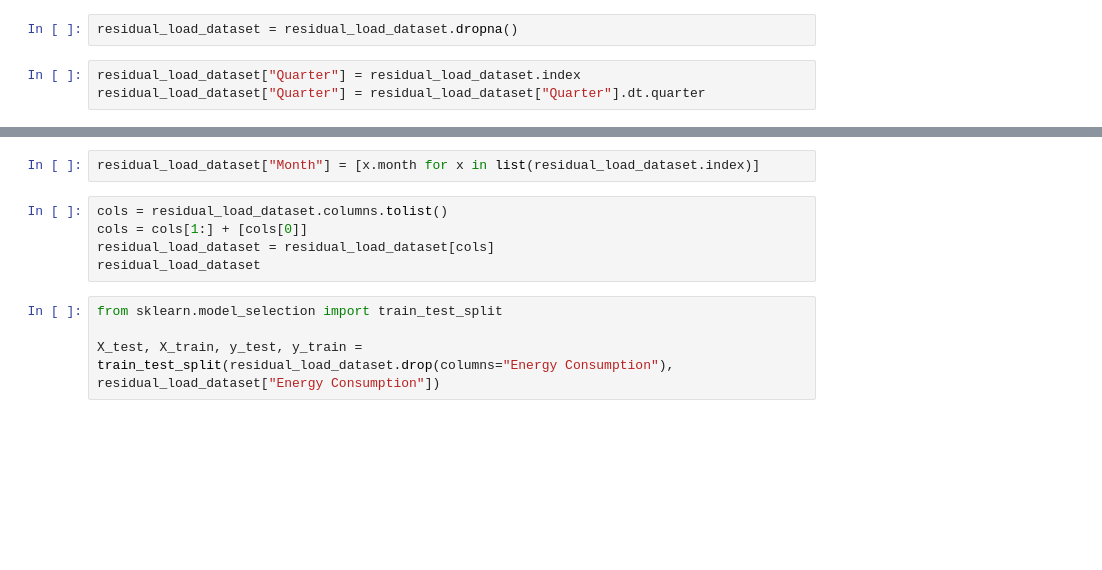
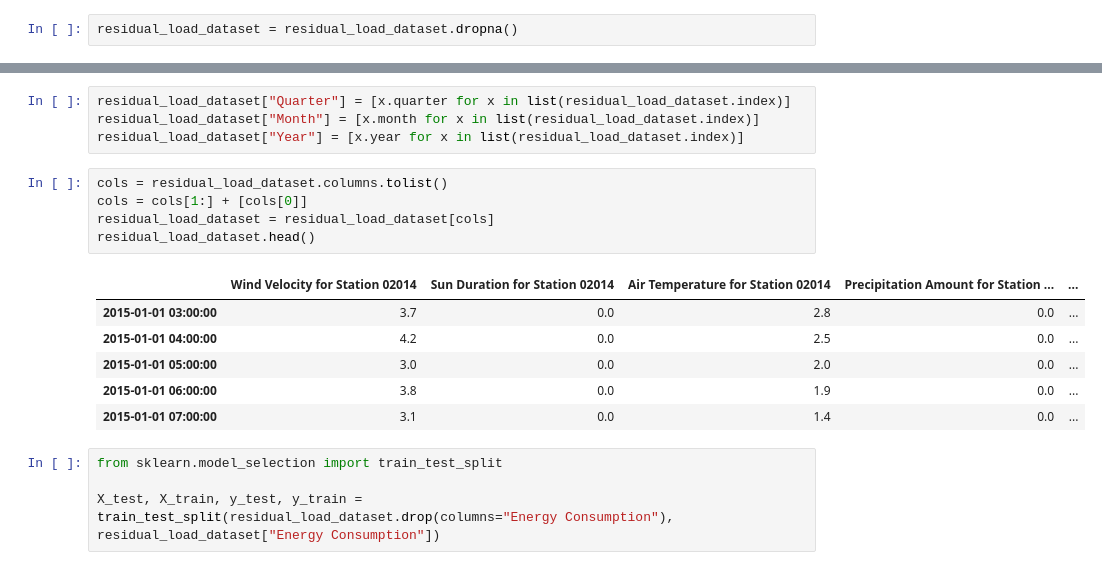
Before and after one commit to maxlautenbach/data-quadrat, a Jupyter notebook: data_collection.ipynb, the cells around one changed output, grey strips where cells are left out. Drawn from its saved outputs; the diff is of its cells as text; blank space fills up the shorter version.

```diff
--- a/data_collection.ipynb
+++ b/data_collection.ipynb
@@ -51,6 +65,3 @@ for i in ["02014", "03987", "03379", "04928"]:
     residual_load_dataset = extract_dwd_data(residual_load_dataset, i)
 # %%
 residual_load_dataset = residual_load_dataset.dropna()
-# %%
-residual_load_dataset["Quarter"] = residual_load_dataset.index
-residual_load_dataset["Quarter"] = residual_load_dataset["Quarter"].dt.quarter
@@ -57,10 +84,19 @@ residual_load_dataset["Quarter"] = residual_load_dataset["Quarter"].dt.quarter
 # %%
+residual_load_dataset["Quarter"] = [x.quarter for x in list(residual_load_dataset.index)]
 residual_load_dataset["Month"] = [x.month for x in list(residual_load_dataset.index)]
+residual_load_dataset["Year"] = [x.year for x in list(residual_load_dataset.index)]
 # %%
 cols = residual_load_dataset.columns.tolist()
 cols = cols[1:] + [cols[0]]
 residual_load_dataset = residual_load_dataset[cols]
-residual_load_dataset
+residual_load_dataset.head()
+# %% [output]
+|  | Wind Velocity for Station 02014 | Sun Duration for Station 02014 | Air Temperature for Station 02014 | Precipitation Amount for Station ... | ... |
+| 2015-01-01 03:00:00 | 3.7 | 0.0 | 2.8 | 0.0 | ... |
+| 2015-01-01 04:00:00 | 4.2 | 0.0 | 2.5 | 0.0 | ... |
+| 2015-01-01 05:00:00 | 3.0 | 0.0 | 2.0 | 0.0 | ... |
+| 2015-01-01 06:00:00 | 3.8 | 0.0 | 1.9 | 0.0 | ... |
+| 2015-01-01 07:00:00 | 3.1 | 0.0 | 1.4 | 0.0 | ... |
 # %%
 from sklearn.model_selection import train_test_split
 
```
Also changed, not shown: parts of 4 cells of this notebook, 7 other files.
